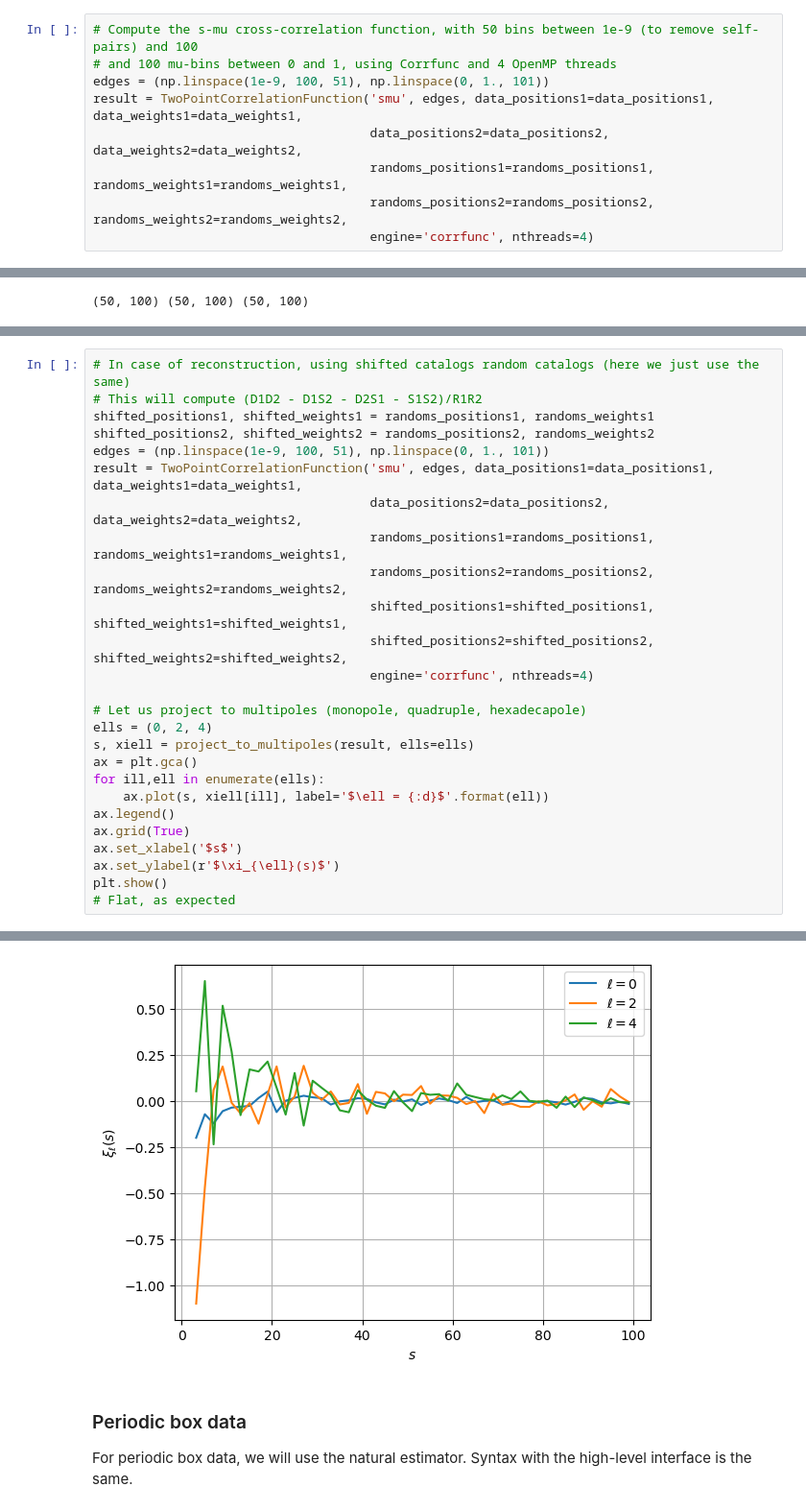
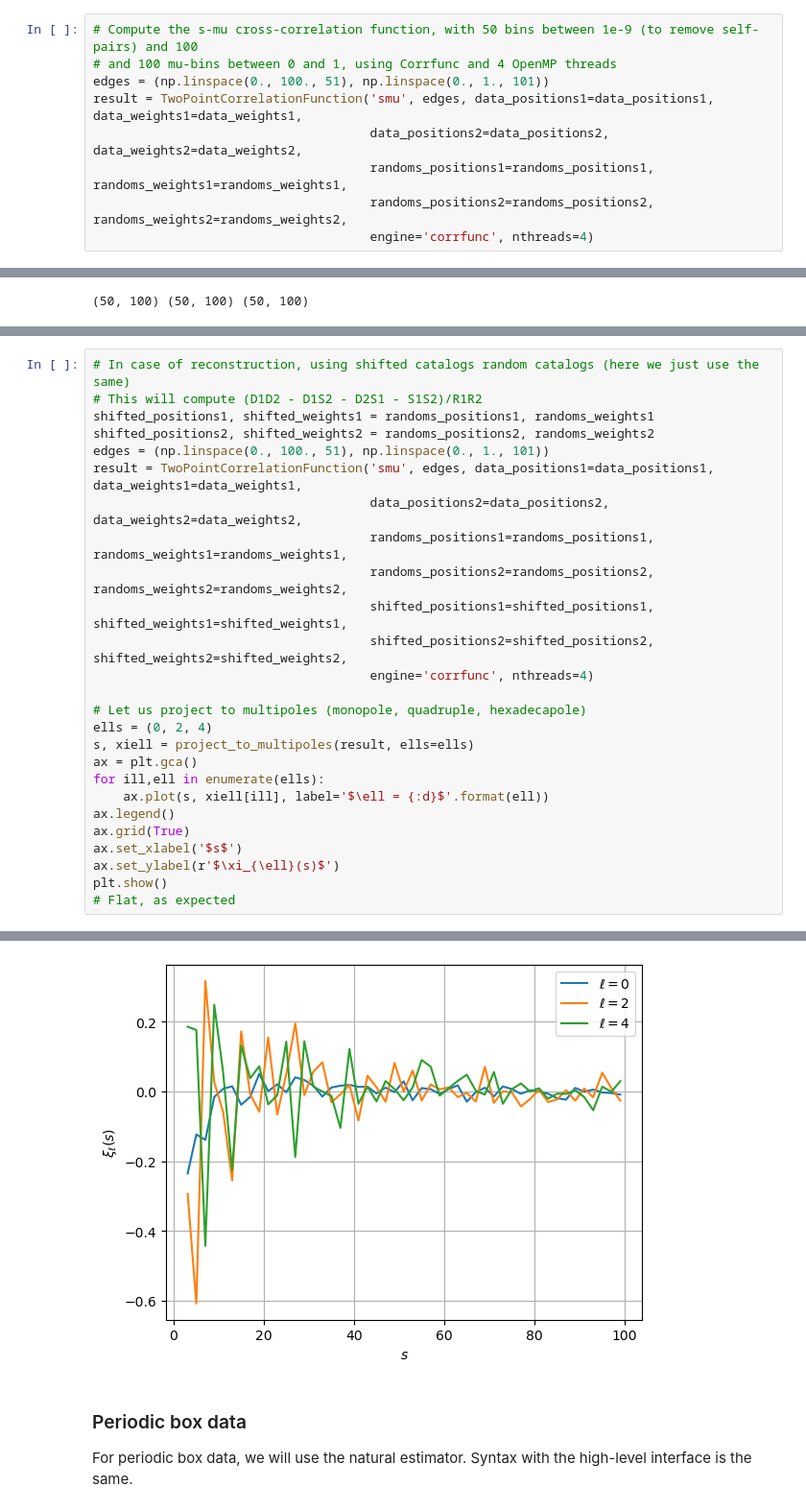
Before and after one commit to cosmodesi/pycorr, a Jupyter notebook: nb/basic_examples.ipynb, the cells around one changed output, grey strips where cells are left out. Shown at 96% size. Cells and saved outputs as stored; diff of their text form.

```diff
--- a/nb/basic_examples.ipynb
+++ b/nb/basic_examples.ipynb
@@ -41,7 +41,7 @@ For survey data, we will use the Landy-Szalay estimator.
 # %%
 # Compute the s-mu cross-correlation function, with 50 bins between 1e-9 (to remove self-pairs) and 100
 # and 100 mu-bins between 0 and 1, using Corrfunc and 4 OpenMP threads
-edges = (np.linspace(1e-9, 100, 51), np.linspace(0, 1., 101))
+edges = (np.linspace(0., 100., 51), np.linspace(0., 1., 101))
 result = TwoPointCorrelationFunction('smu', edges, data_positions1=data_positions1, data_weights1=data_weights1,
                                      data_positions2=data_positions2, data_weights2=data_weights2,
                                      randoms_positions1=randoms_positions1, randoms_weights1=randoms_weights1,
@@ -199,7 +199,7 @@ plt.show()
 # This will compute (D1D2 - D1S2 - D2S1 - S1S2)/R1R2
 shifted_positions1, shifted_weights1 = randoms_positions1, randoms_weights1
 shifted_positions2, shifted_weights2 = randoms_positions2, randoms_weights2
-edges = (np.linspace(1e-9, 100, 51), np.linspace(0, 1., 101))
+edges = (np.linspace(0., 100., 51), np.linspace(0., 1., 101))
 result = TwoPointCorrelationFunction('smu', edges, data_positions1=data_positions1, data_weights1=data_weights1,
                                      data_positions2=data_positions2, data_weights2=data_weights2,
                                      randoms_positions1=randoms_positions1, randoms_weights1=randoms_weights1,
@@ -230,4 +230,4 @@ plt.show()
-[figure, old version]
+[figure, new version]
 # %% [markdown]
 ### Periodic box data
 
```
Also changed, not shown: parts of 13 cells of this notebook, 5 other files.
